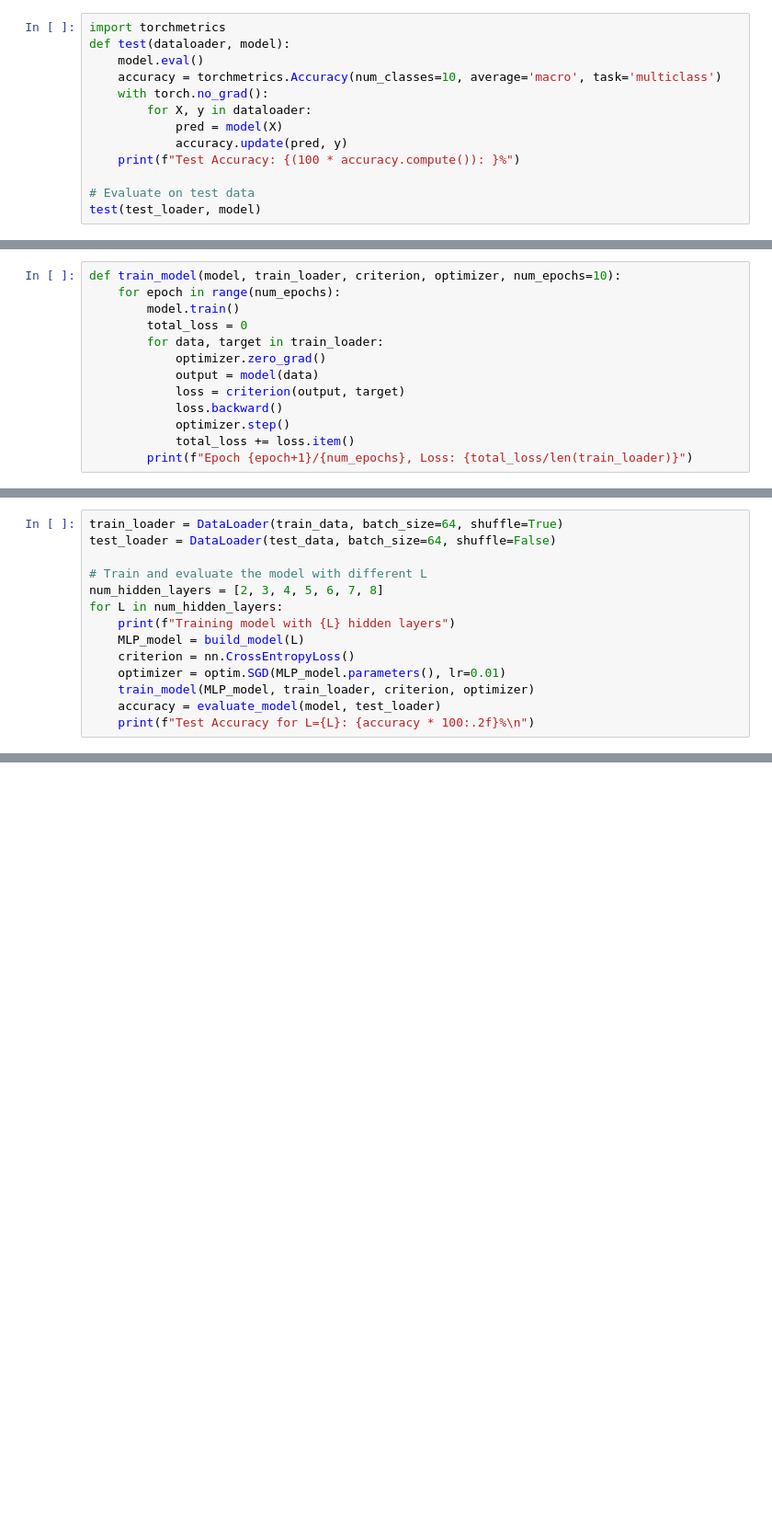
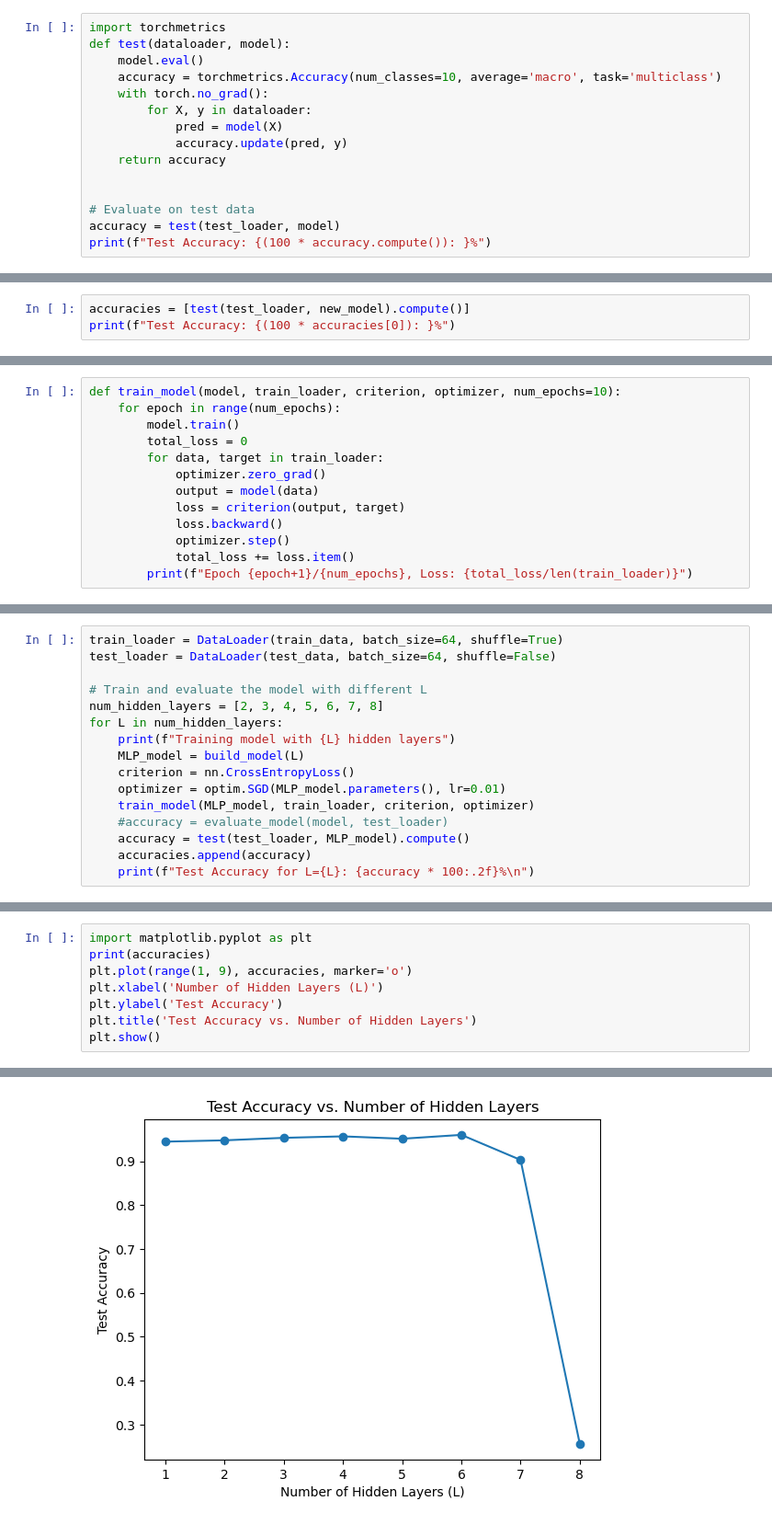
Before and after one commit to lanad22/Linear-classifier-MLP, a Jupyter notebook: CS7150-HW2.ipynb, the cells around one changed output, grey strips where cells are left out. Shown: that part at 92% size. Cells and saved outputs as stored; diff of their text form; blank space fills up the shorter version.

```diff
--- a/CS7150-HW2.ipynb
+++ b/CS7150-HW2.ipynb
@@ -66,8 +66,10 @@ def test(dataloader, model):
         for X, y in dataloader:
             pred = model(X)
             accuracy.update(pred, y)
-    print(f"Test Accuracy: {(100 * accuracy.compute()): }%")
+    return accuracy
+
 
 # Evaluate on test data
-test(test_loader, model)
+accuracy = test(test_loader, model)
+print(f"Test Accuracy: {(100 * accuracy.compute()): }%")
 # %% [output]
@@ -112,0 +109,3 @@ Notice the model with hidden layer has a higher accuracy compared to our first m
+# %%
+accuracies = [test(test_loader, new_model).compute()]
+print(f"Test Accuracy: {(100 * accuracies[0]): }%")
@@ -154,7 +181,9 @@ for L in num_hidden_layers:
     criterion = nn.CrossEntropyLoss()
     optimizer = optim.SGD(MLP_model.parameters(), lr=0.01)
     train_model(MLP_model, train_loader, criterion, optimizer)
-    accuracy = evaluate_model(model, test_loader)
+    #accuracy = evaluate_model(model, test_loader)
+    accuracy = test(test_loader, MLP_model).compute()
+    accuracies.append(accuracy)
     print(f"Test Accuracy for L={L}: {accuracy * 100:.2f}%\n")
 # %% [output]
 Training model with 2 hidden layers
@@ -177,0 +206,9 @@ KeyboardInterrupt:
+# %%
+import matplotlib.pyplot as plt
+print(accuracies)
+plt.plot(range(1, 9), accuracies, marker='o')
+plt.xlabel('Number of Hidden Layers (L)')
+plt.ylabel('Test Accuracy')
+plt.title('Test Accuracy vs. Number of Hidden Layers')
+plt.show()
+# %% [output]
@@ -177,0 +216 @@ KeyboardInterrupt:
+[figure, added]
```
Also changed, not shown: parts of 14 cells of this notebook.
